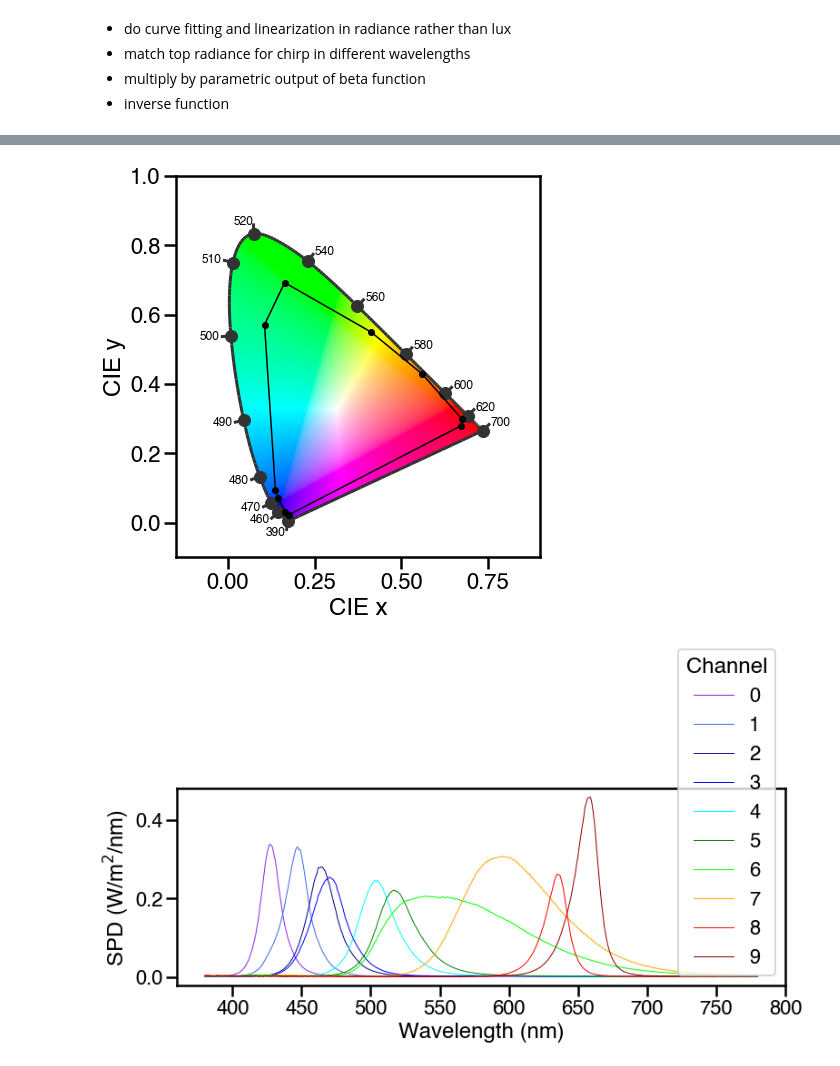
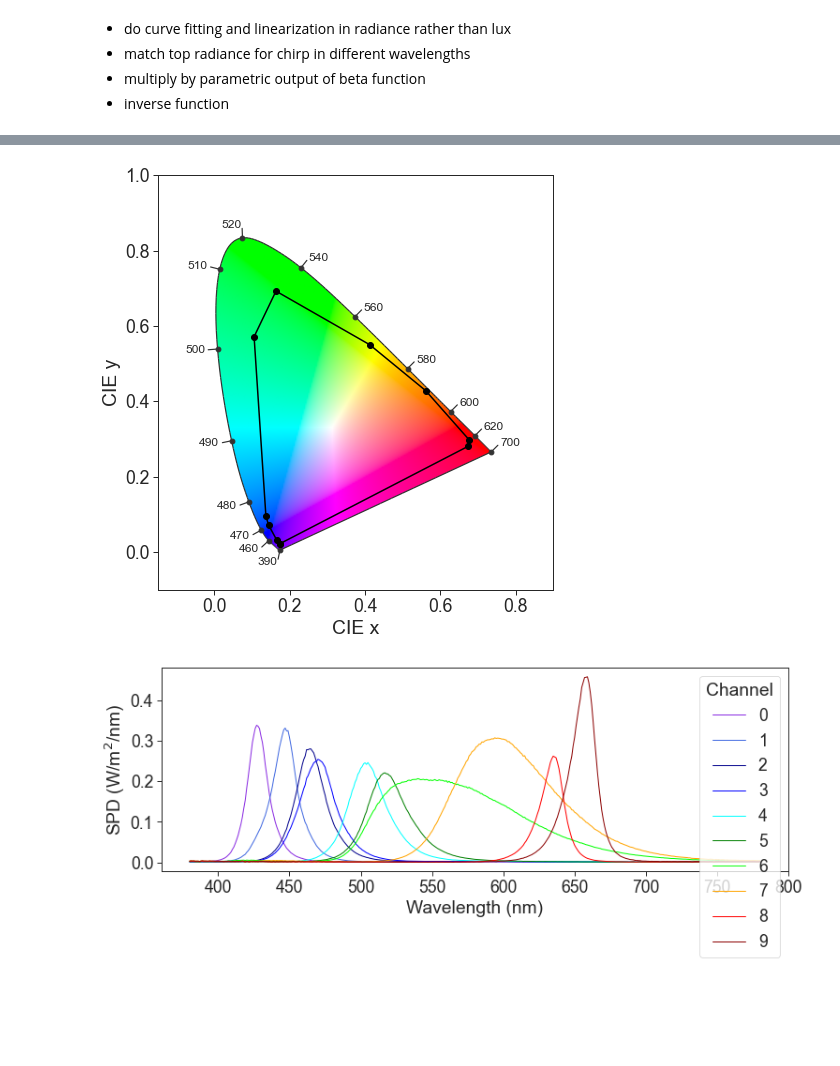
Before and after one commit to PyPlr/cvd_pupillometry, a Jupyter notebook: notebooks/manuscript_figures.ipynb, the cells around one changed output, grey strips where cells are left out. Drawn from its saved outputs; the diff is of its cells as text; code cells hidden in the pictures; blank space fills up the shorter version.

```diff
--- a/notebooks/manuscript_figures.ipynb
+++ b/notebooks/manuscript_figures.ipynb
@@ -4,7 +4,8 @@ import matplotlib.pyplot as plt
 from scipy.optimize import curve_fit
 from scipy.stats import beta
 import seaborn as sns
-sns.set_context('notebook', font_scale=1.2)
+sns.set_context('paper', font_scale=1.5)
+sns.set_style('ticks')
 import pandas as pd
 
 from pyplr import stlab
@@ -12,10 +28,11 @@ from pyplr.calibrate import CalibrationContext
 # %%
+sns.set_context('paper', font_scale=1.5)
 # load the sample spectra and convert to melanopic irradiance
 cc = CalibrationContext('../data/S2_corrected_oo_spectra.csv', binwidth=1)
 
 colors = stlab.get_led_colors()
 
-fig, axs = plt.subplots(2,5, figsize=(20,8), sharex=True, sharey=True)
+fig, axs = plt.subplots(2,5, figsize=(12,5), sharex=True, sharey=True)
 axs = [item for sublist in axs for item in sublist]
 
 ir = cc.irradiance.loc[:, range(0,4096,65), :]
@@ -45,6 +62,8 @@ for ax in axs[5:]:
 #for ax in axs:
 #    ax.set_aspect('equal', 'box')
 
+for ax in axs:
+    ax.legend(prop={'size': 9})
 plt.tight_layout()
-#fig.savefig('../img/STLAB_luminance_linearity.svg')
+fig.savefig('../img/STLAB_luminance_linearity.svg')
 # %% [output]
@@ -147,28 +85,31 @@ Type:      method
 # %%
 from colour.plotting import plot_chromaticity_diagram_CIE1931
 
 from pyplr.CIE import get_CIE_CMF
-from pyplr.stlab import spec_to_xyz
+from pyplr.spectools import spec_to_xyz
+
+sns.set_context('paper', font_scale=2)
+
 
 cmf = get_CIE_CMF(asdf=True, binwidth=1)
 
 xyz = cc.data.loc[:, 4095, :].apply(lambda row: spec_to_xyz(row.to_numpy(), cmf), axis=1)
 xyz = xyz.append(xyz.loc[0]).reset_index()
 xyz
 
 # set up figure
 f, ax = plt.subplots(1, 1, figsize=(7,7))
 
 # plotting the *CIE xy* chromaticity coordinates.
 plot_chromaticity_diagram_CIE1931(standalone=False, axes=ax, title=False, show_spectral_locus=True)
 ax.set_xlim((-.15,.9))
 ax.set_ylim((-.1,1))
 ax.plot(xyz['X'], xyz['Y'], color='k', lw=1.5, marker='o', markersize=6)
 for item in ax.texts:
     item.set_fontsize(12)
-f.savefig('../img/CIE_gamut.svg', bbox_inches='tight')
+f.savefig('../img/CIE_gamut.tiff', dpi=300, bbox_inches='tight')
 # %% [output]
-[figure, old version]
+[figure, new version]
 # %%
 f, ax = plt.subplots(1, 1, figsize=(12,4))
 d = cc.lkp.loc[:,4095, :]
@@ -180,7 +121,7 @@ ax.set_xlabel('Wavelength (nm)')
 ax.set_ylabel('SPD (W/m$^2$/nm)')
 f.savefig('../img/STLAB_SPDs.svg', bbox_inches='tight')
 # %% [output]
-[figure, old version]
+[figure, new version]
 # %%
 sns.set_context('poster')
 # %%
```
Also changed, not shown: parts of 17 cells of this notebook, 19 other files.
